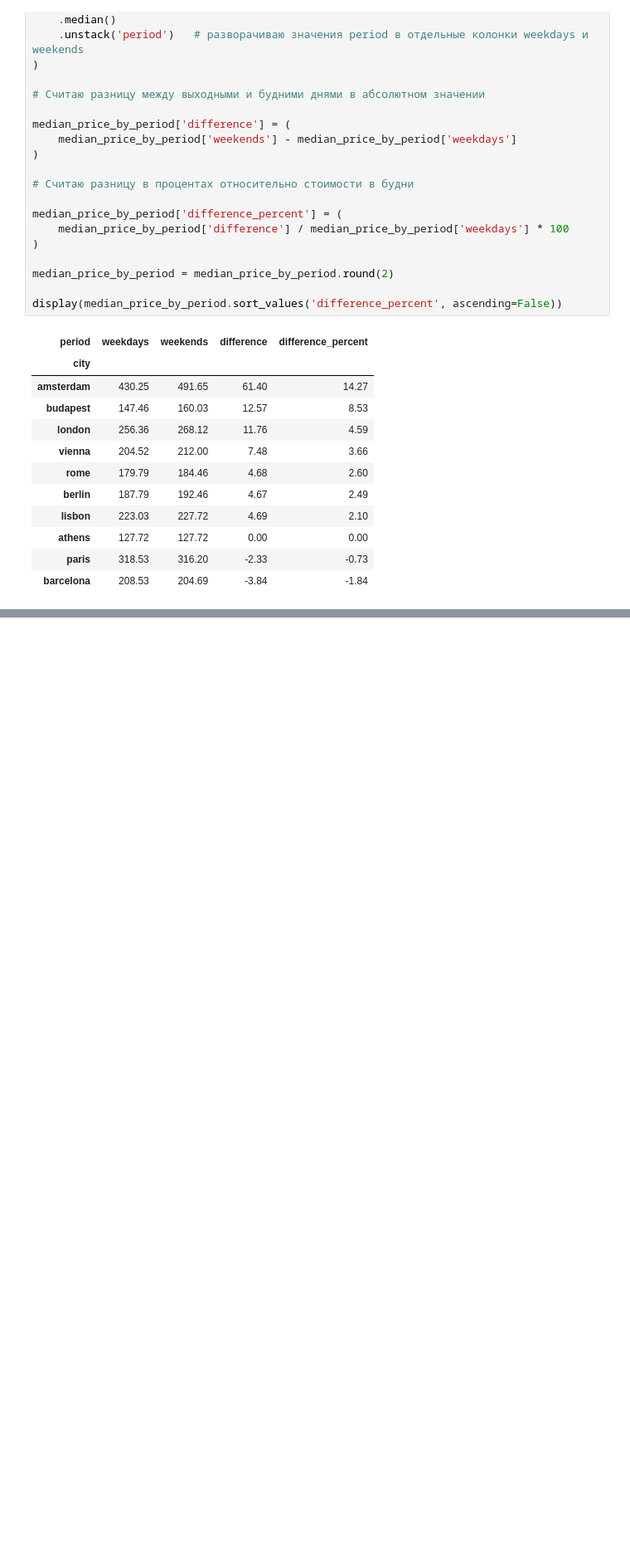
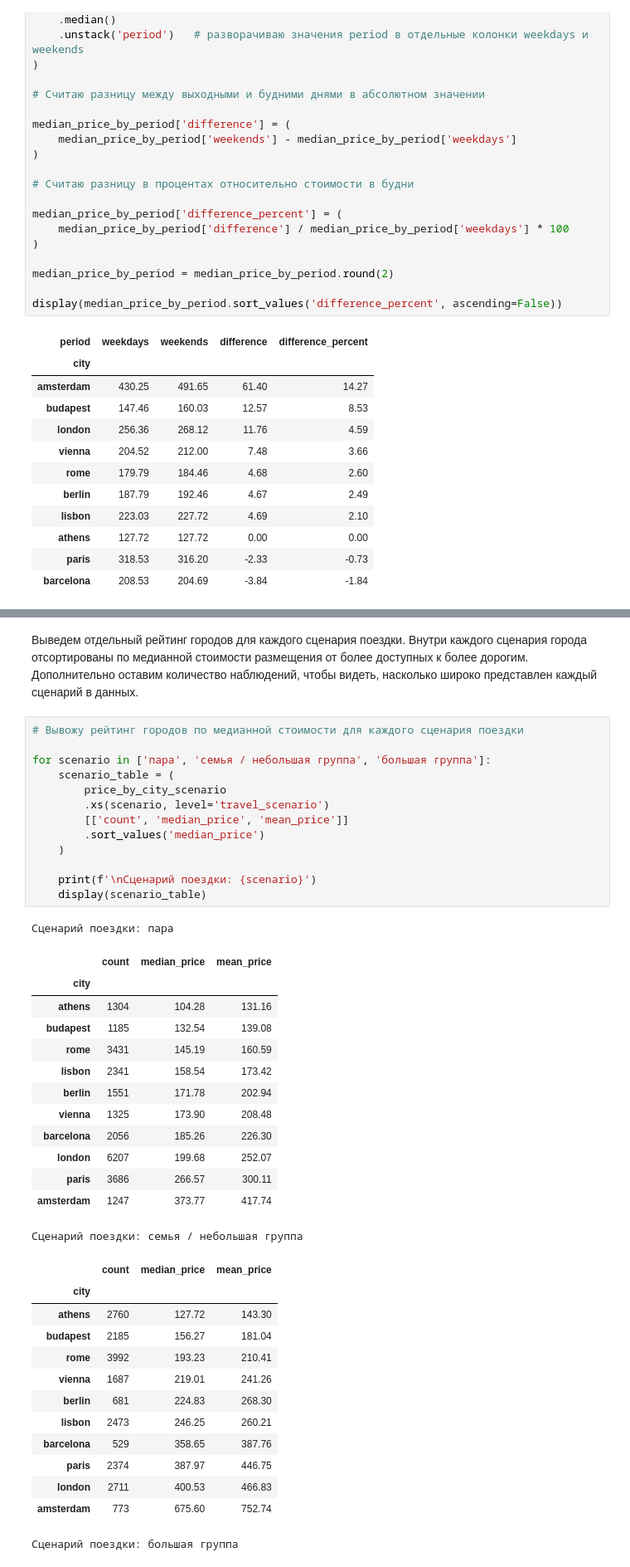
Before and after one commit to kachalovav96italy-cloud/airbnb-europe-eda, a Jupyter notebook: notebooks/airbnb_europe_eda.ipynb, the cells around one changed output, grey strips where cells are left out. Shown at 83% size. Drawn from its saved outputs; the diff is of its cells as text; blank space fills up the shorter version.

```diff
--- a/notebooks/airbnb_europe_eda.ipynb
+++ b/notebooks/airbnb_europe_eda.ipynb
@@ -725,0 +691,43 @@ display(median_price_by_period.sort_values('difference_percent', ascending=False
+# %% [markdown]
+Выведем отдельный рейтинг городов для каждого сценария поездки. Внутри каждого сценария города отсортированы по медианной стоимости размещения от более доступных к более дорогим. Дополнительно оставим количество наблюдений, чтобы видеть, насколько широко представлен каждый сценарий в данных.
+# %%
+# Вывожу рейтинг городов по медианной стоимости для каждого сценария поездки
+
+for scenario in ['пара', 'семья / небольшая группа', 'большая группа']:
+    scenario_table = (
+        price_by_city_scenario
+        .xs(scenario, level='travel_scenario')
+        [['count', 'median_price', 'mean_price']]
+        .sort_values('median_price')
+    )
+
+    print(f'\nСценарий поездки: {scenario}')
+    display(scenario_table)
+# %% [output]
+Сценарий поездки: пара
+|  | count | median_price | mean_price |
+| city |  |  |  |
+| athens | 1304 | 104.28 | 131.16 |
+| budapest | 1185 | 132.54 | 139.08 |
+| rome | 3431 | 145.19 | 160.59 |
+| lisbon | 2341 | 158.54 | 173.42 |
+| berlin | 1551 | 171.78 | 202.94 |
+| vienna | 1325 | 173.90 | 208.48 |
+| barcelona | 2056 | 185.26 | 226.30 |
+| london | 6207 | 199.68 | 252.07 |
+| paris | 3686 | 266.57 | 300.11 |
+| amsterdam | 1247 | 373.77 | 417.74 |
+Сценарий поездки: семья / небольшая группа
+|  | count | median_price | mean_price |
+| city |  |  |  |
+| athens | 2760 | 127.72 | 143.30 |
+| budapest | 2185 | 156.27 | 181.04 |
+| rome | 3992 | 193.23 | 210.41 |
+| vienna | 1687 | 219.01 | 241.26 |
+| berlin | 681 | 224.83 | 268.30 |
+| lisbon | 2473 | 246.25 | 260.21 |
+| barcelona | 529 | 358.65 | 387.76 |
+| paris | 2374 | 387.97 | 446.75 |
+| london | 2711 | 400.53 | 466.83 |
+| amsterdam | 773 | 675.60 | 752.74 |
+Сценарий поездки: большая группа
```
Also changed, not shown: parts of 41 cells of this notebook, 1 other file.
